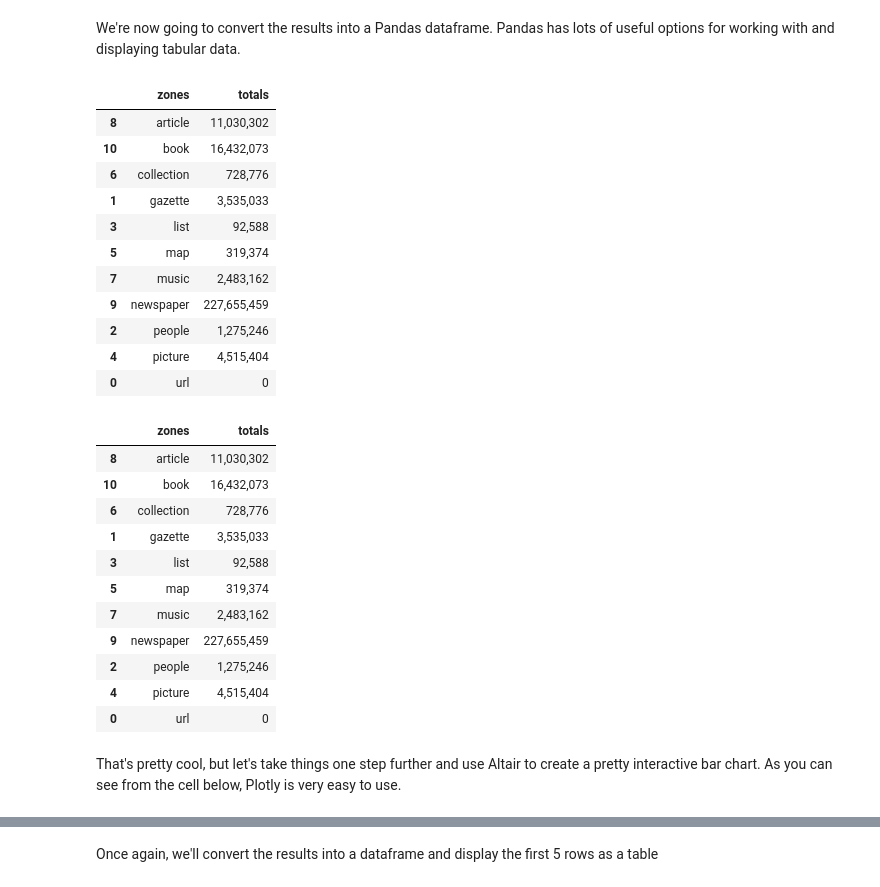
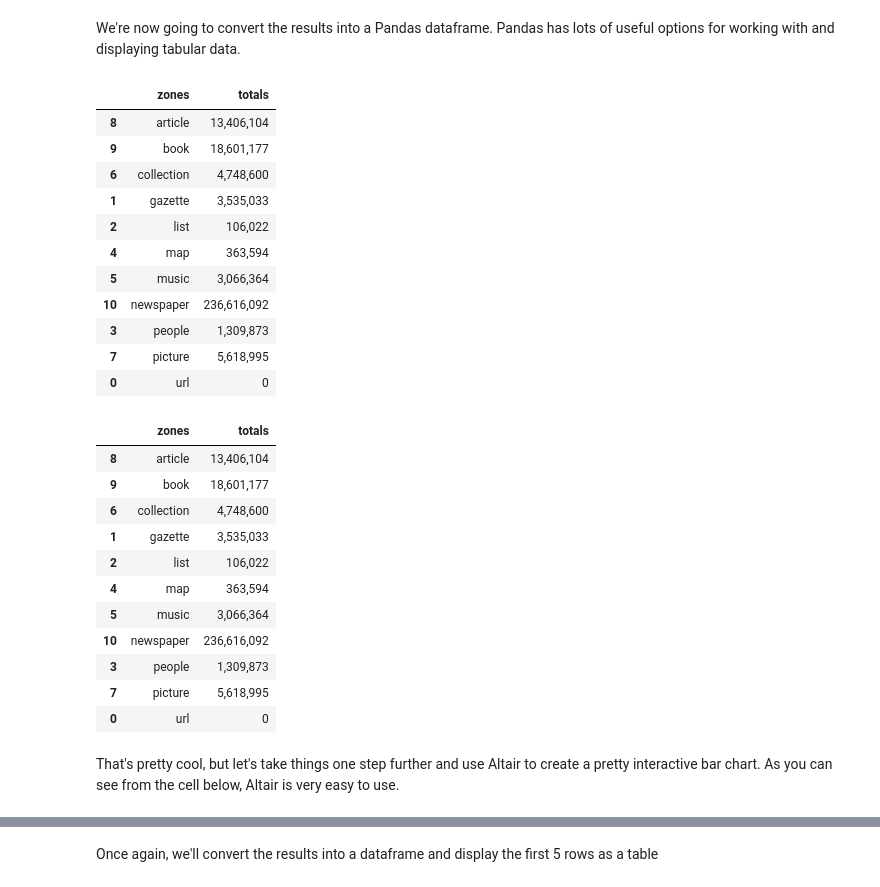
Before and after one commit to GLAM-Workbench/trove-api-intro, a Jupyter notebook: Working-with-zones.ipynb, the cells around one changed output, grey strips where cells are left out. Saved outputs shown, nothing was run; the diff lists cells and outputs as text; code cells hidden in the pictures.

```diff
--- a/Working-with-zones.ipynb
+++ b/Working-with-zones.ipynb
@@ -43,10 +53,14 @@ os.makedirs('data', exist_ok=True)
 As usual we're going to need a Trove API key.
 # %%
 # This creates a variable called 'api_key', paste your key between the quotes
-api_key = ''
+api_key = ""
+
+# Use an api key value from environment variables if it is available (useful for testing)
+if os.getenv("TROVE_API_KEY"):
+    api_key = os.getenv("TROVE_API_KEY")
 
 # This displays a message with your key
-print('Your API key is: {}'.format(api_key))
+print("Your API key is: {}".format(api_key))
 # %% [markdown]
 We'll also set the base url for our API requests.
 # %%
@@ -61,11 +75,10 @@ To do this, we'll set the `q` parameter to be an empty string (quotes around a s
 # %%
 # This creates a dictionary called 'params' and sets values for the API's parameters
 params = {
-    'q': ' ', # A space to search for everything
-    'zone': 'all', # All zones thanks!
-    'key': api_key,
-    'encoding': 'json',
-    'n': 1
+    "q": " ",  # A space to search for everything
+    "zone": "all",  # All zones thanks!
+    "key": api_key,
+    "encoding": "json",
 }
 # %% [markdown]
 We can now send our request off to the Trove API. Because we're not applying any limits to our query, the API can take a little longer than normal to respond. Just wait for the asterix in the square brackets to turn into a number, and then move on.
@@ -154,40 +138,42 @@ We're now going to convert the results into a Pandas dataframe. Pandas has lots
 df = pd.DataFrame(zone_totals)
 
 # Sort by zone name
-df = df.sort_values(by='zones')
+df = df.sort_values(by="zones")
 
 # Display as a table (formatting the numbers with comma separators for readability)
-df[['zones', 'totals']].style.format({'totals': '{:,}'})
+df[["zones", "totals"]].style.format({"totals": "{:,}"})
 # %% [output]
 |  | zones | totals |
-| 8 | article | 11,030,302 |
-| 10 | book | 16,432,073 |
-| 6 | collection | 728,776 |
+| 8 | article | 13,406,104 |
+| 9 | book | 18,601,177 |
+| 6 | collection | 4,748,600 |
 | 1 | gazette | 3,535,033 |
-| 3 | list | 92,588 |
-| 5 | map | 319,374 |
-| 7 | music | 2,483,162 |
-| 9 | newspaper | 227,655,459 |
-| 2 | people | 1,275,246 |
-| 4 | picture | 4,515,404 |
+| 2 | list | 106,022 |
+| 4 | map | 363,594 |
+| 5 | music | 3,066,364 |
+| 10 | newspaper | 236,616,092 |
+| 3 | people | 1,309,873 |
+| 7 | picture | 5,618,995 |
 | 0 | url | 0 |
 # %%
 # We can even use Pandas to display the results table with a simple bar chart
-df[['zones', 'totals']].style.format({'totals': '{:,}'}).bar(subset=['totals'], color='#d65f5f')
+df[["zones", "totals"]].style.format({"totals": "{:,}"}).bar(
+    subset=["totals"], color="#d65f5f"
+)
 # %% [output]
 |  | zones | totals |
-| 8 | article | 11,030,302 |
-| 10 | book | 16,432,073 |
-| 6 | collection | 728,776 |
+| 8 | article | 13,406,104 |
+| 9 | book | 18,601,177 |
+| 6 | collection | 4,748,600 |
 | 1 | gazette | 3,535,033 |
-| 3 | list | 92,588 |
-| 5 | map | 319,374 |
-| 7 | music | 2,483,162 |
-| 9 | newspaper | 227,655,459 |
-| 2 | people | 1,275,246 |
-| 4 | picture | 4,515,404 |
+| 2 | list | 106,022 |
+| 4 | map | 363,594 |
+| 5 | music | 3,066,364 |
+| 10 | newspaper | 236,616,092 |
+| 3 | people | 1,309,873 |
+| 7 | picture | 5,618,995 |
 | 0 | url | 0 |
 # %% [markdown]
-That's pretty cool, but let's take things one step further and use Altair to create a pretty interactive bar chart. As you can see from the cell below, Plotly is very easy to use.
+That's pretty cool, but let's take things one step further and use Altair to create a pretty interactive bar chart. As you can see from the cell below, Altair is very easy to use.
 # %%
 alt.Chart(df).mark_bar().encode(
```
Also changed, not shown: parts of 21 cells of this notebook, 19 other files.
